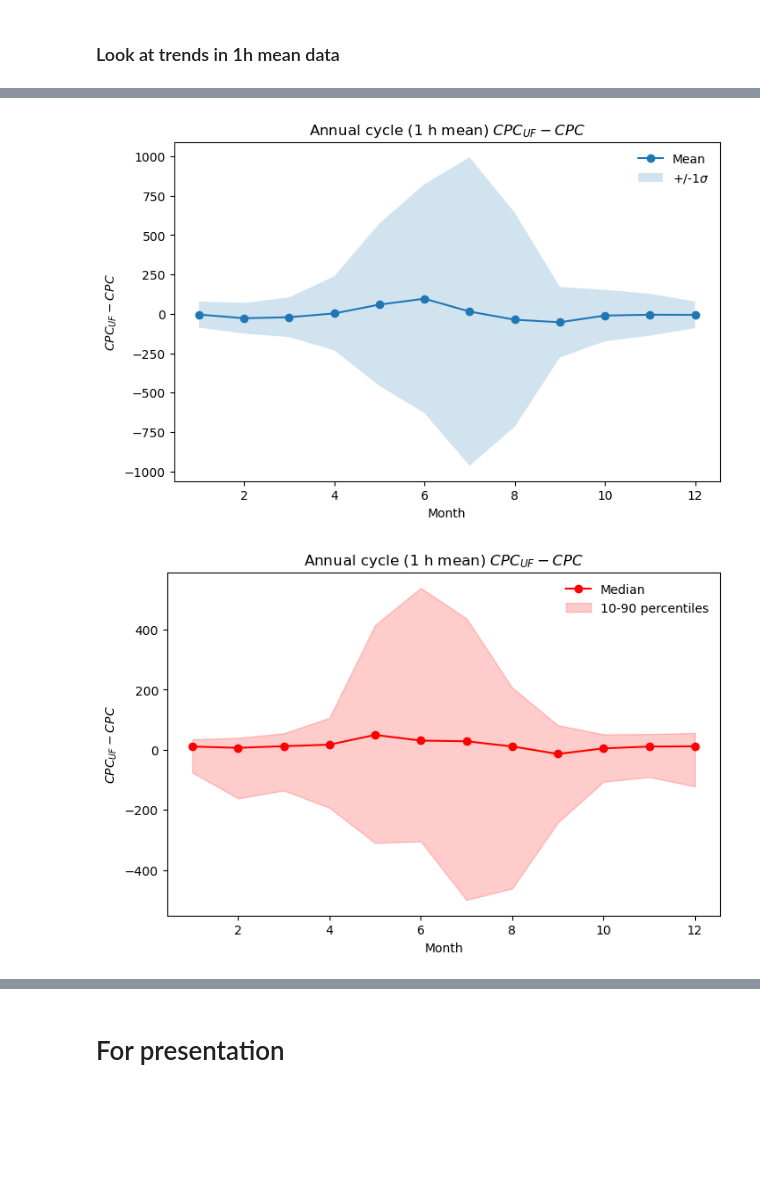
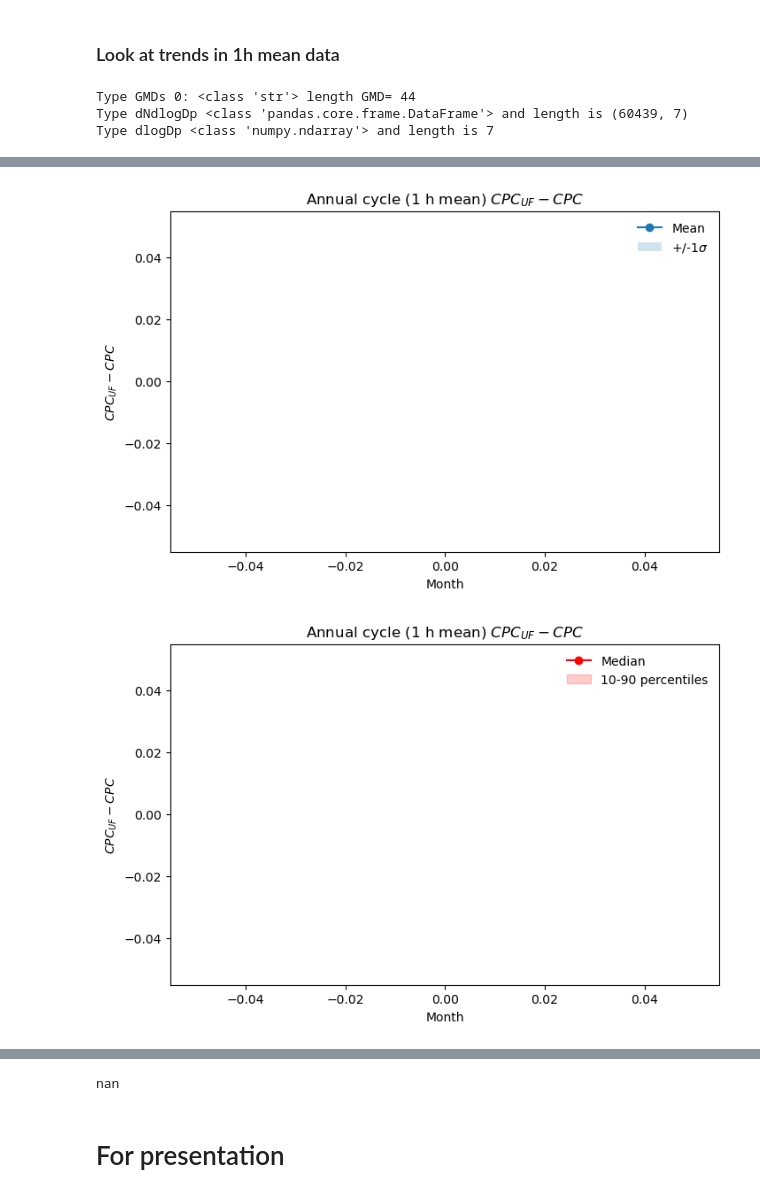
Before and after one commit to eScience-course/Tjaernoe2022-group3, a Jupyter notebook: notebooks/Load and analyze DMPS data.ipynb, the cells around one changed output, grey strips where cells are left out. Cells and saved outputs as stored; diff of their text form; code cells hidden in the pictures; blank space fills up the shorter version.

```diff
--- a/notebooks/Load and analyze DMPS data.ipynb
+++ b/notebooks/Load and analyze DMPS data.ipynb
@@ -885,12 +789,17 @@ df_1h_annual_cycle_adiff_90q = df_tmp_adiff['abs_diff'].groupby(df_tmp_adiff.ind
 
 # Create diff UFcpc and cpc----------------------------------------------------------
 
-df_tmp['diff_cpcs'] = df_tmp['UFCPC']-df_tmp['CPC3010']
+df_tmp['diff_cpcs'] = df_tmp['UFCPC'].values - df_tmp['CPC3010'].values
 
-# Have to drop nans!!!!!!!
+maskcpc = (df_tmp['UFCPC'].values !=0 ) & (df_tmp['CPC3010'].values !=0 )
+
+# Have to drop nans!!
 
 df_tmp_diff = df_tmp.copy(deep = True)
 df_tmp_diff = df_tmp_diff.dropna(subset =['diff_cpcs'])
+
+# Drop colmuns where mask is
+df_tmp_diff.drop(df_tmp_diff[maskcpc].index, inplace=True)
 
 df_1h_annual_cycle_diff_mean = df_tmp_diff['diff_cpcs'].groupby(df_tmp_diff.index.month).mean()
 df_1h_annual_cycle_diff_std = df_tmp_diff['diff_cpcs'].groupby(df_tmp_diff.index.month).std()
@@ -982,36 +891,35 @@ fig52,axs52 = makeTrendPlotsMean(df_1h_annual_cycle_diff_mean,
                                     'Annual cycle (1 h mean) $CPC_{UF}-CPC$')
 
 fig61,axs61 = makeTrendPlotsMedian(df_1h_annual_cycle_diff_median,
                                     df_1h_annual_cycle_diff_90q,
                                     df_1h_annual_cycle_diff_10q,
                                     90,10,
                                     'Month','$CPC_{UF}-CPC$',
                                     'Annual cycle (1 h mean) $CPC_{UF}-CPC$')
 
-fig62,axs62 = makeTrendPlotsMean(df_1h_annual_cycle_diff_mean,
-                                     df_1h_annual_cycle_diff_std,
-                                    'Month','$CPC_{UF}-CPC$',
-                                    'Annual cycle (1 h mean) $CPC_{UF}-CPC$')
 # print(df_hourly_2010_2020_mean_copy.shape)
 
 # # Create abs(UF_CPC-CPC ) for 1 h mean data
 # df_hourly_2010_2020_mean_copy['absDiff'] = np.absolute( df_tmp['UFCPC']-df_tmp['CPC3010'])
 # print(df_hourly_2010_2020_mean_copy.shape)
 
 
 df_cluster = df_tmp_adiff.copy(deep = 'true')
 # Create a column called day of year (DoY) which gives the day of the year 1 to 366
 df_cluster.loc[:,'DoY'] = df_cluster.index.dayofyear
 df_cluster = df_cluster.dropna(subset =['DoY'])
 
 # Calculate the occurence of cluster "cluster" per month
 df_cluster_count = df_cluster.groupby('DoY').count()
 # %% [output]
+Type GMDs 0: <class 'str'> length GMD= 44
+Type dNdlogDp <class 'pandas.core.frame.DataFrame'> and length is (60439, 7)
+Type dlogDp <class 'numpy.ndarray'> and length is 7
 [figure]
 [figure]
 [figure]
 [figure]
 [figure]
 [figure]
-[figure, old version]
+[figure, new version]
-[figure, old version]
+[figure, new version]
@@ -1019,3 +926,7 @@ df_cluster_count = df_cluster.groupby('DoY').count()
+# %%
+np.nan-1
+# %% [output]
+nan
 # %% [markdown]
 # For presentation
 # %%
```
Also changed, not shown: parts of 33 cells of this notebook, 12 other files.
